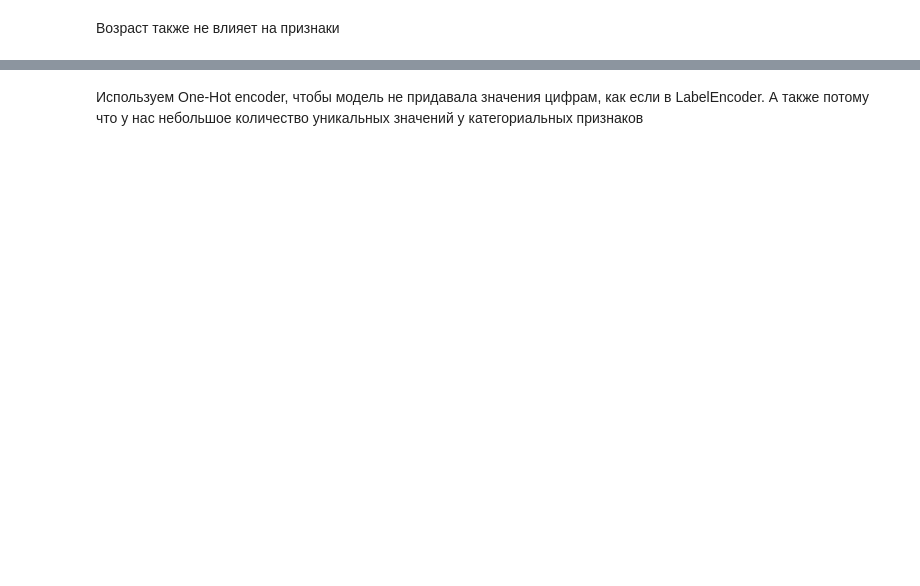
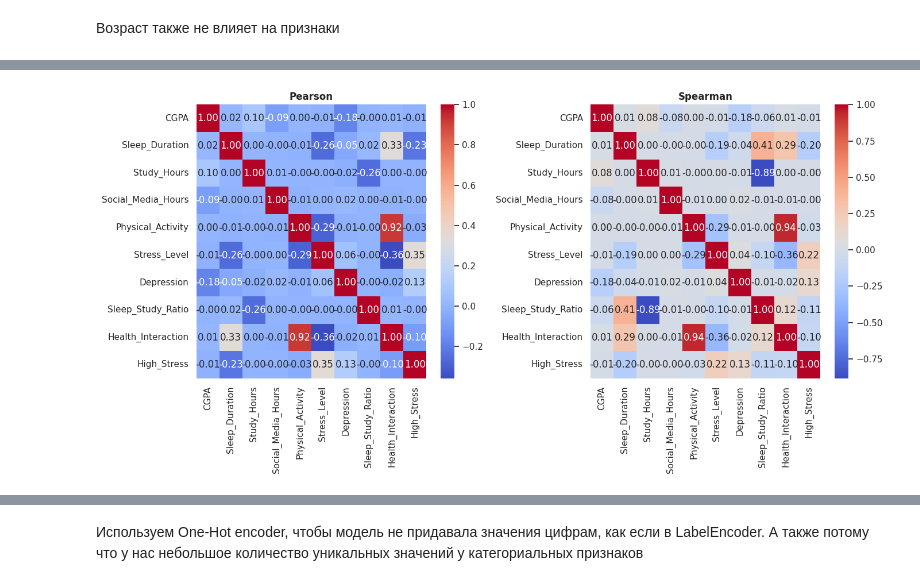
Before and after one commit to Alexa07pronina/frameworks, a Jupyter notebook: lab1.ipynb, the cells around one changed output, grey strips where cells are left out. Saved outputs shown, nothing was run; the diff lists cells and outputs as text; code cells hidden in the pictures; blank space fills up the shorter version.

```diff
--- a/lab1.ipynb
+++ b/lab1.ipynb
@@ -75,7 +94,7 @@ numeric_with_few_unique = [
     if df[col].nunique() < 10 and df[col].nunique() > 1
 ]
 cat_cols.extend(numeric_with_few_unique)
-cat_cols = list(set(cat_cols))
+cat_cols = list(set(cat_cols)) # на всякий случай уберем повторения
 print(f"Найдено категориальных признаков: {len(cat_cols)}")
 print(f"Признаки: {cat_cols}\n")
 
@@ -118,8 +137,7 @@ def analyze_categorical(series, feature_name, top_n=10):
             width = bar.get_width()
             axes[0].text(width + max(value_counts.values) * 0.01,
                         bar.get_y() + bar.get_height()/2,
-                        f'{int(width)}',
-                        va='center', fontsize=9)
+                        f'{int(width)}', va='center', fontsize=9)
 
     # ГРАФИК 2: Pie chart с процентами (только для <= 8 категорий)
     if len(value_counts) <= 8 and other_count == 0:
@@ -163,7 +181,7 @@ def analyze_categorical(series, feature_name, top_n=10):
 
     axes[0].text(0.98, 0.02, stats_text, transform=axes[0].transAxes,
                  fontsize=9, verticalalignment='bottom', horizontalalignment='right',
-                 bbox=dict(boxstyle='round', facecolor='wheat', alpha=0.5))
+                 bbox=dict(boxstyle='round', facecolor='wheat', alpha=0.6))
 
     plt.suptitle(f'Анализ: {feature_name}', fontsize=15, fontweight='bold', y=1.02)
     plt.tight_layout()
@@ -183,7 +201,7 @@ def analyze_categorical(series, feature_name, top_n=10):
     print("-" * 80)
 
 
-# ШАГ 3: Запускаем анализ для всех категориальных признаков
+#Запускаем анализ для всех категориальных признаков
 if not cat_cols:
     print("Категориальные признаки не найдены.")
 else:
@@ -223,7 +289,7 @@ else:
                      f"NaN:  {df[col].isnull().sum()}")
 
         axes[0].text(0.98, 0.02, stats_text, transform=axes[0].transAxes,
-                 fontsize=9, verticalalignment='bottom', horizontalalignment='right',
+                 fontsize=9, va='bottom', ha='right',
                  bbox=dict(boxstyle='round', facecolor='wheat', alpha=0.5))
 
         plt.suptitle(f'Анализ: {col}', fontsize=16, fontweight='bold', y=1.02)
@@ -478,21 +584,22 @@ for i,col in enumerate(numeric_cols):
 # %%
 # Feature Engeering
 df['Sleep_Study_Ratio'] = df['Sleep_Duration'] / (df['Study_Hours']+0.0001) # чтобы избежать деления на 0
 #df['Sleep_Duration_sq'] = df['Sleep_Duration'] ** 2
 df['Health_Interaction'] = df['Physical_Activity'] * df['Sleep_Duration']
 df['High_Stress'] = (df['Stress_Level'] >= 8).astype(int)
 numeric_cols = df.select_dtypes(include='number').columns.tolist()
 
-plt.figure(figsize=(10, 7))
-sns.heatmap(df.corr(numeric_only=True), annot=True, cmap='coolwarm',fmt='.2f')
-plt.title("Pearson",fontsize=12,fontweight='bold')
+fig,axes = plt.subplots(1,2,figsize=(14,7))
+
+sns.heatmap(df.corr(numeric_only=True), annot=True, fmt='.2f', cmap='coolwarm',ax=axes[0])
+axes[0].set_title("Pearson",fontsize=12,fontweight='bold')
+
+sns.heatmap(df.corr(numeric_only=True,method='spearman'), annot = True, fmt='.2f',cmap='coolwarm',ax=axes[1])
+axes[1].set_title("Spearman",fontsize=12,fontweight='bold')
+plt.tight_layout()
 plt.show()
-
-plt.figure(figsize=(10,7))
-corr=df[numeric_cols].corr(method = 'spearman')
-sns.heatmap(data=corr, annot = True, fmt='.2f',cmap='coolwarm')
-plt.title("Spearman",fontsize=12,fontweight='bold')
-plt.show()
+# %% [output]
+[figure, added]
 # %%
 # Кодирование
 from sklearn.preprocessing import OneHotEncoder
```
Also changed, not shown: parts of 21 cells of this notebook.
